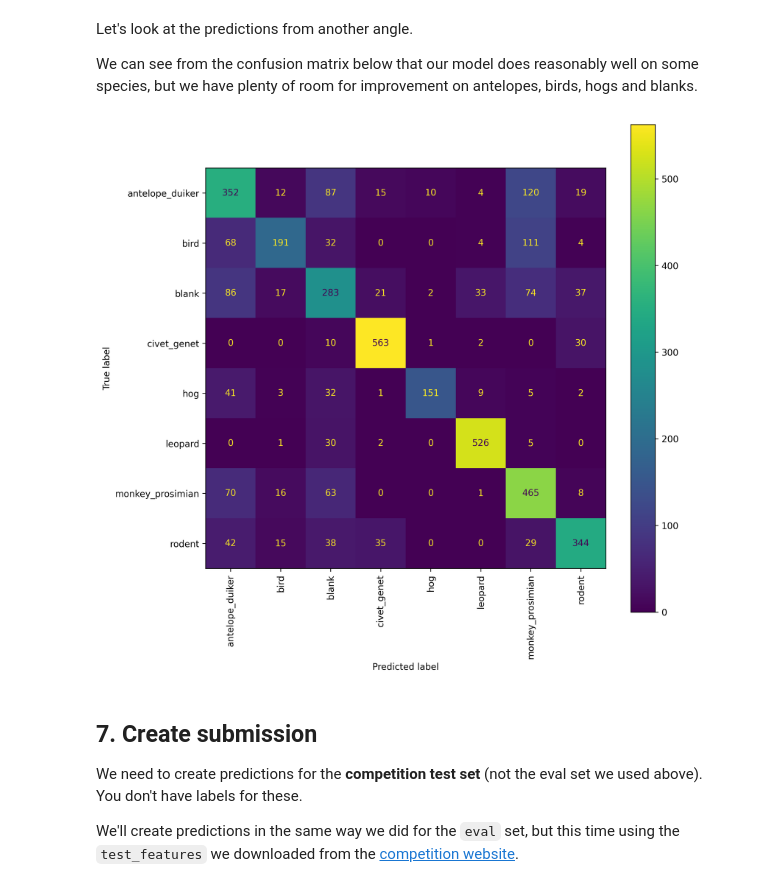
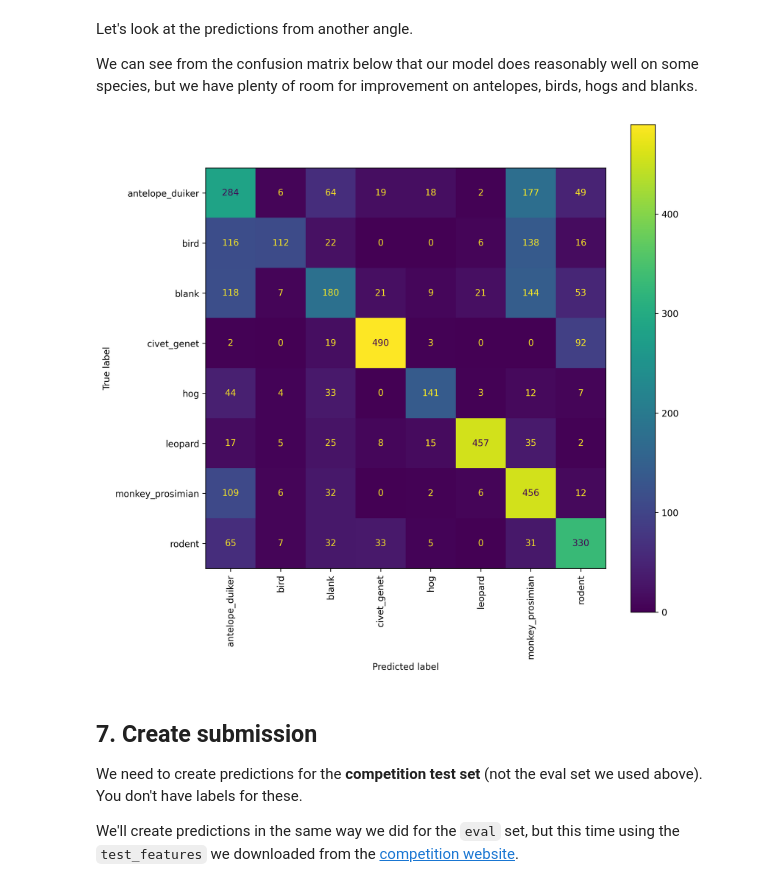
Before and after one commit to RosCarraro/Conser-vision, a Jupyter notebook: Conser-vision_classification.ipynb, the cells around one changed output. Cells and saved outputs as stored; diff of their text form; code cells hidden in the pictures.

```diff
--- a/Conser-vision_classification.ipynb
+++ b/Conser-vision_classification.ipynb
@@ -377,0 +368,7 @@ loaded_model = torch.load("20221108_ResNet50_nofreeze_IMAGENET1KV1_1epoch.pth")
+# %%
+# 20221108_ResNet50_nofreeze_IMAGENET1KV1_1epoch, 20221114_ResNet50_freeze_DEFAULT_1epoch,
+# 20221115_ResNet50_7freeze_DEFAULT_1epoch, 20221117_ResNet50_7freeze_DEFAULT_2epoch_lr1e-4,
+# 20221118_ResNet50_7freeze_DEFAULT_3epoch_lr1e-5
+filename="20221118_ResNet50_7freeze_DEFAULT_3epoch_lr1e-5"
+model = torch.load(filename+".pth")
+model.to(device)
@@ -379,4 +394,4 @@ loaded_model = torch.load("20221108_ResNet50_nofreeze_IMAGENET1KV1_1epoch.pth")
 We create the eval dataset and dataloader just like we did earlier with the training dataset and dataloader:
 # %%
 eval_dataset = ImagesDataset(x_eval, y_eval)
-eval_dataloader = DataLoader(eval_dataset, batch_size=32)
+eval_dataloader = DataLoader(eval_dataset, batch_size=32, **kwargs)
@@ -427,3 +456,5 @@ eval_preds_df
+# %%
+eval_preds_df = model_predict(model,eval_dataloader,species_labels,device)
 # %%
 print("Predicted labels (eval):")
 eval_preds_df.idxmax(axis=1).value_counts()
@@ -479,17 +510,12 @@ accuracy
 Let's look at the predictions from another angle.
 
 We can see from the confusion matrix below that our model does reasonably well on some species, but we have plenty of room for improvement on antelopes, birds, hogs and blanks.
-# %%
-fig, ax = plt.subplots(figsize=(10, 10))
-cm = ConfusionMatrixDisplay.from_predictions(
-    y_eval.idxmax(axis=1),
-    eval_preds_df.idxmax(axis=1),
-    ax=ax,
-    xticks_rotation=90,
-    colorbar=True,
-)
-# %% [output]
-[figure, removed]
+# %%
+fig = confusion_matrix(y_eval,eval_preds_df)
+plt.savefig(filename+'_confmatrix.pdf', format = 'pdf', bbox_inches = 'tight',transparent=True) ;
+plt.show()
+# %% [output]
+[figure, added]
 # %% [markdown]
 ## 7. Create submission
 We need to create predictions for the **competition test set** (not the eval set we used above). You don't have labels for these.
```
Also changed, not shown: parts of 43 cells of this notebook.
